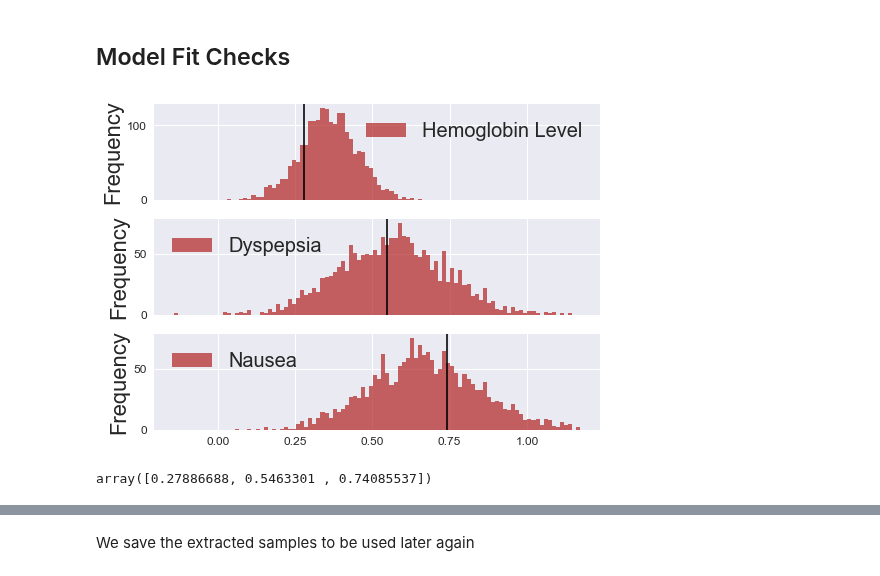
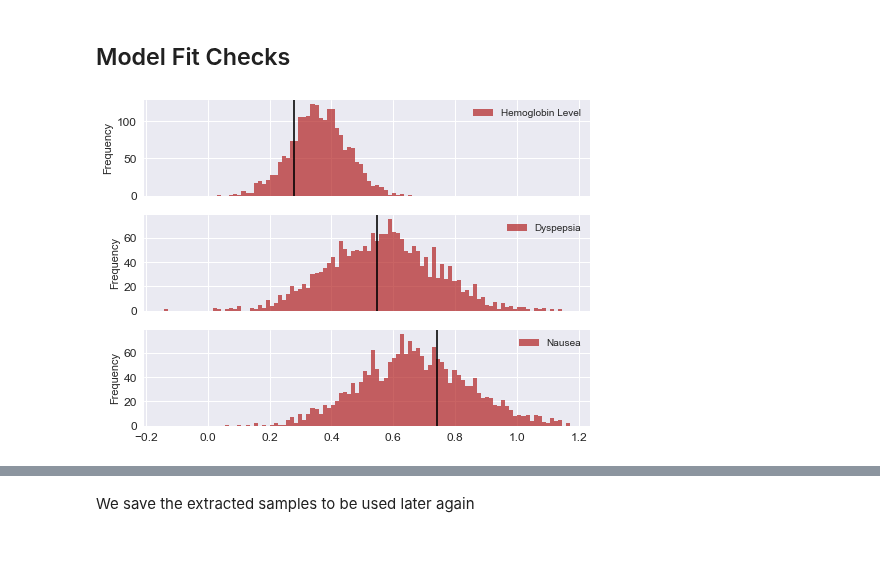
Before and after one commit to bayesways/mixed-data, a Jupyter notebook: notebooks/rosi_py.ipynb, the cells around one changed output, grey strips where cells are left out. Drawn from its saved outputs; the diff is of its cells as text; code cells hidden in the pictures; blank space fills up the shorter version.

Commit message:
Updated figures.

```diff
--- a/notebooks/rosi_py.ipynb
+++ b/notebooks/rosi_py.ipynb
@@ -326,27 +326,23 @@ linealpha = .8
 # %%
 import pylab as plot
 params = {'legend.fontsize': 10,
           'legend.handlelength': 2}
 plot.rcParams.update(params)
 
-sns.set(font_scale=2)  # crazy big
+sns.set(font_scale=1)  # crazy big
 
 K = data_control['Kb'] + data_control['Kc']
 title = ""
 true_values = data_control['mu']
 df = pd.DataFrame(post_samples_control['mu'])
 df.columns = effect_names
 
 ax = df.plot.hist(subplots=True, title=title, color=color,
                   sharex=True, sharey =False,
                   alpha=alpha, bins=bins, fontsize=12,
                   figsize=(8,6));
 
 for i in range(df.shape[1]):
     ax[i].axvline(true_values[i], color='black', alpha=linealpha, linestyle=linestyle, lw=lw);
 # %% [output]
-[figure, old version]
+[figure, new version]
-# %%
-true_values
-# %% [output]
-array([0.27886688, 0.5463301 , 0.74085537])
```
Also changed, not shown: parts of 7 cells of this notebook.
